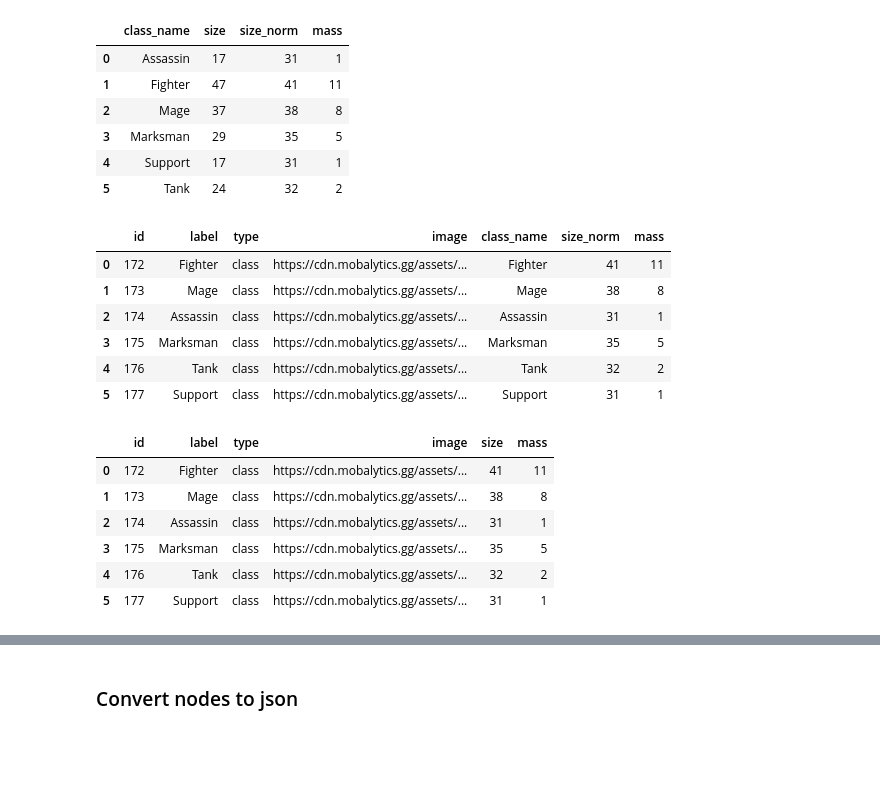
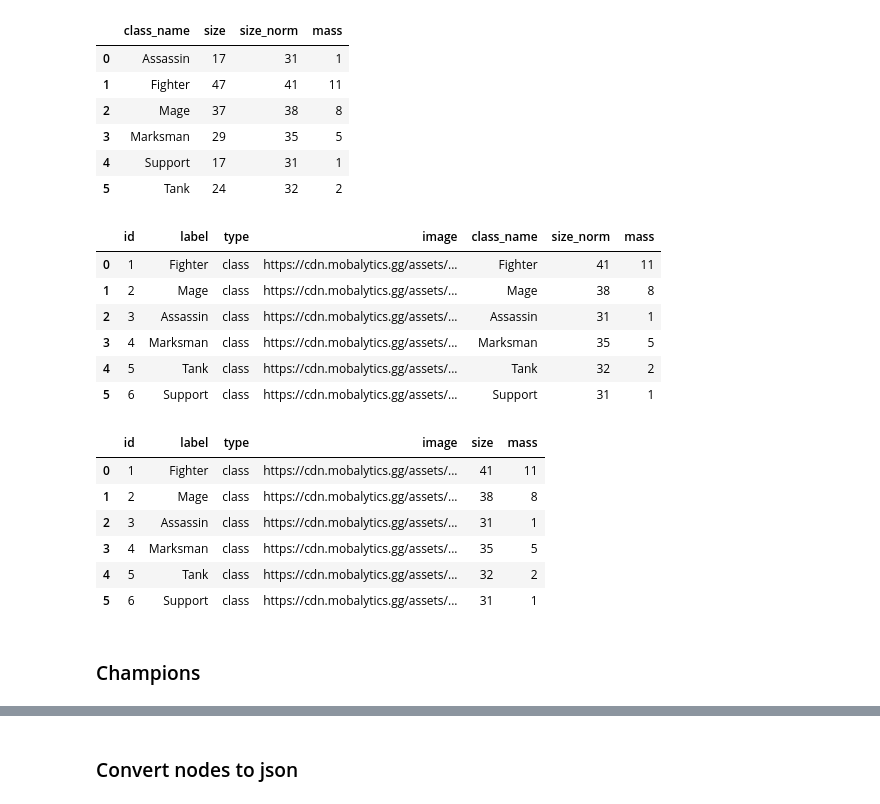
Before and after one commit to cyterat/lol-champs-network, a Jupyter notebook: python/prototype/lol-data-cleansing.ipynb, the cells around one changed output, grey strips where cells are left out. Cells and saved outputs as stored; diff of their text form; code cells hidden in the pictures; blank space fills up the shorter version.

```diff
--- a/python/prototype/lol-data-cleansing.ipynb
+++ b/python/prototype/lol-data-cleansing.ipynb
@@ -132,3 +19,0 @@ True
-# %%
-pd.set_option('display.max_rows', None)
-df
@@ -153,2 +19,0 @@ df
-# %%
-pd.set_option('display.max_rows', 10)
@@ -836,26 +418,0 @@ pd.concat([
-# %%
-sections_data = {}
-
-for section in soup.select("div.m-18t0flh.e1n6zbyc6"):
-    # section title (e.g. "Weak Against", "Strong Against", "Best Synergy (DUO)")
-    header = section.find("h3")
-    if not header:
-        continue
-    title = header.get_text(strip=True)
-
-    champs = []
-    for a in section.select("a.m-vluebp"):
-        champ_name = a.find("p", class_="m-v1s0fv")
-        winrate = a.find("p", class_="m-1wtyuy0") or a.find("p", class_="m-d1usi")  # diff class names
-        img_tag = a.find("img", class_="m-0")
-
-        champs.append({
-            "name": champ_name.get_text(strip=True) if champ_name else None,
-            "url": a["href"],
-            "winrate": winrate.get_text(strip=True) if winrate else None,
-            "icon": img_tag["src"] if img_tag else None,
-        })
-
-    sections_data[title] = champs
-
-sections_data
@@ -1249,30 +754,32 @@ class_df
 | 4 | Support | 17 | 31 | 1 |
 | 5 | Tank | 24 | 32 | 2 |
 # %%
-nodes2 = pd.merge(
-    nodes2,
+nodes1 = pd.merge(
+    nodes1,
     class_df[['class_name','size_norm','mass']],
     how='left',
     left_on='label',
     right_on='class_name',
 )
-nodes2
+nodes1
 # %% [output]
 |  | id | label | type | image | class_name | size_norm | mass |
-| 0 | 172 | Fighter | class | https://cdn.mobalytics.gg/assets/... | Fighter | 41 | 11 |
-| 1 | 173 | Mage | class | https://cdn.mobalytics.gg/assets/... | Mage | 38 | 8 |
-| 2 | 174 | Assassin | class | https://cdn.mobalytics.gg/assets/... | Assassin | 31 | 1 |
-| 3 | 175 | Marksman | class | https://cdn.mobalytics.gg/assets/... | Marksman | 35 | 5 |
-| 4 | 176 | Tank | class | https://cdn.mobalytics.gg/assets/... | Tank | 32 | 2 |
-| 5 | 177 | Support | class | https://cdn.mobalytics.gg/assets/... | Support | 31 | 1 |
+| 0 | 1 | Fighter | class | https://cdn.mobalytics.gg/assets/... | Fighter | 41 | 11 |
+| 1 | 2 | Mage | class | https://cdn.mobalytics.gg/assets/... | Mage | 38 | 8 |
+| 2 | 3 | Assassin | class | https://cdn.mobalytics.gg/assets/... | Assassin | 31 | 1 |
+| 3 | 4 | Marksman | class | https://cdn.mobalytics.gg/assets/... | Marksman | 35 | 5 |
+| 4 | 5 | Tank | class | https://cdn.mobalytics.gg/assets/... | Tank | 32 | 2 |
+| 5 | 6 | Support | class | https://cdn.mobalytics.gg/assets/... | Support | 31 | 1 |
 # %%
-nodes2 = nodes2.drop(columns=['class_name']).rename(columns={'size_norm':'size'})
-nodes2
+nodes1 = nodes1.drop(columns=['class_name']).rename(columns={'size_norm':'size'})
+nodes1
 # %% [output]
 |  | id | label | type | image | size | mass |
-| 0 | 172 | Fighter | class | https://cdn.mobalytics.gg/assets/... | 41 | 11 |
-| 1 | 173 | Mage | class | https://cdn.mobalytics.gg/assets/... | 38 | 8 |
-| 2 | 174 | Assassin | class | https://cdn.mobalytics.gg/assets/... | 31 | 1 |
-| 3 | 175 | Marksman | class | https://cdn.mobalytics.gg/assets/... | 35 | 5 |
-| 4 | 176 | Tank | class | https://cdn.mobalytics.gg/assets/... | 32 | 2 |
-| 5 | 177 | Support | class | https://cdn.mobalytics.gg/assets/... | 31 | 1 |
+| 0 | 1 | Fighter | class | https://cdn.mobalytics.gg/assets/... | 41 | 11 |
+| 1 | 2 | Mage | class | https://cdn.mobalytics.gg/assets/... | 38 | 8 |
+| 2 | 3 | Assassin | class | https://cdn.mobalytics.gg/assets/... | 31 | 1 |
+| 3 | 4 | Marksman | class | https://cdn.mobalytics.gg/assets/... | 35 | 5 |
+| 4 | 5 | Tank | class | https://cdn.mobalytics.gg/assets/... | 32 | 2 |
+| 5 | 6 | Support | class | https://cdn.mobalytics.gg/assets/... | 31 | 1 |
+# %% [markdown]
+### Champions
```
Also changed, not shown: parts of 98 cells of this notebook, 2 other files.
